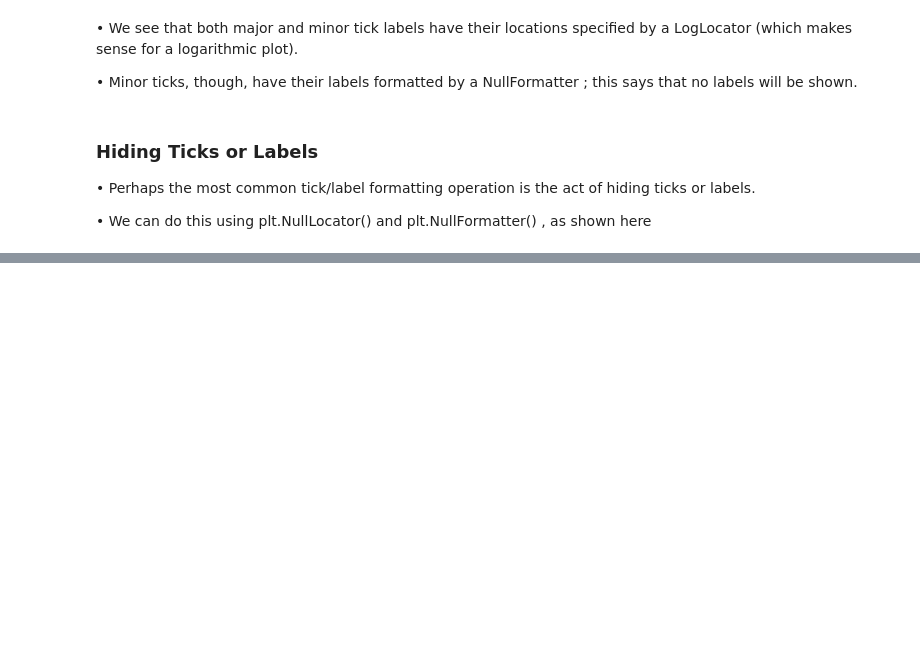
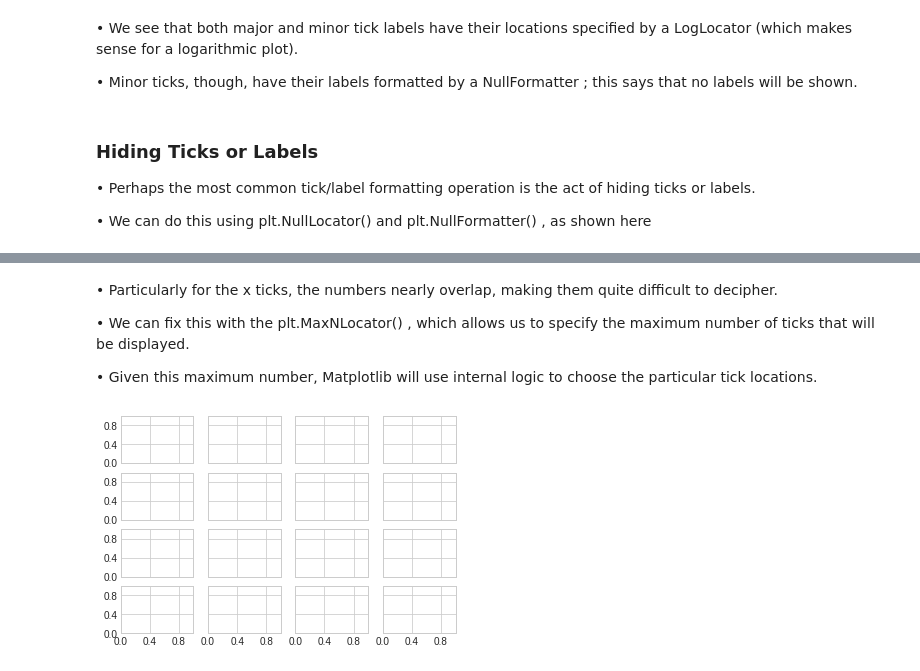
Before and after one commit to rajesh1994/python_excercise_programiz, a Jupyter notebook: python/11_matplotlib/python_for_datascience_handbook/10. Customizing Ticks.ipynb, the cells around one changed output, grey strips where cells are left out. Saved outputs shown, nothing was run; the diff lists cells and outputs as text; code cells hidden in the pictures; blank space fills up the shorter version.

```diff
--- a/python/11_matplotlib/python_for_datascience_handbook/10. Customizing Ticks.ipynb
+++ b/python/11_matplotlib/python_for_datascience_handbook/10. Customizing Ticks.ipynb
@@ -64,0 +97,14 @@ pl;
+# %% [markdown]
+• Particularly for the x ticks, the numbers nearly overlap, making them quite difficult to decipher.
+
+• We can fix this with the plt.MaxNLocator() , which allows us to specify the maximum number of ticks that will be displayed.
+
+• Given this maximum number, Matplotlib will use internal logic to choose the particular tick locations.
+# %%
+# For every axis, set the x & y major locator
+for axi in ax.flat:
+    axi.xaxis.set_major_locator(plt.MaxNLocator(3))
+    axi.yaxis.set_major_locator(plt.MaxNLocator(3))
+fig
+# %% [output]
+[figure, added]
```
Also changed, not shown: parts of 14 cells of this notebook.
